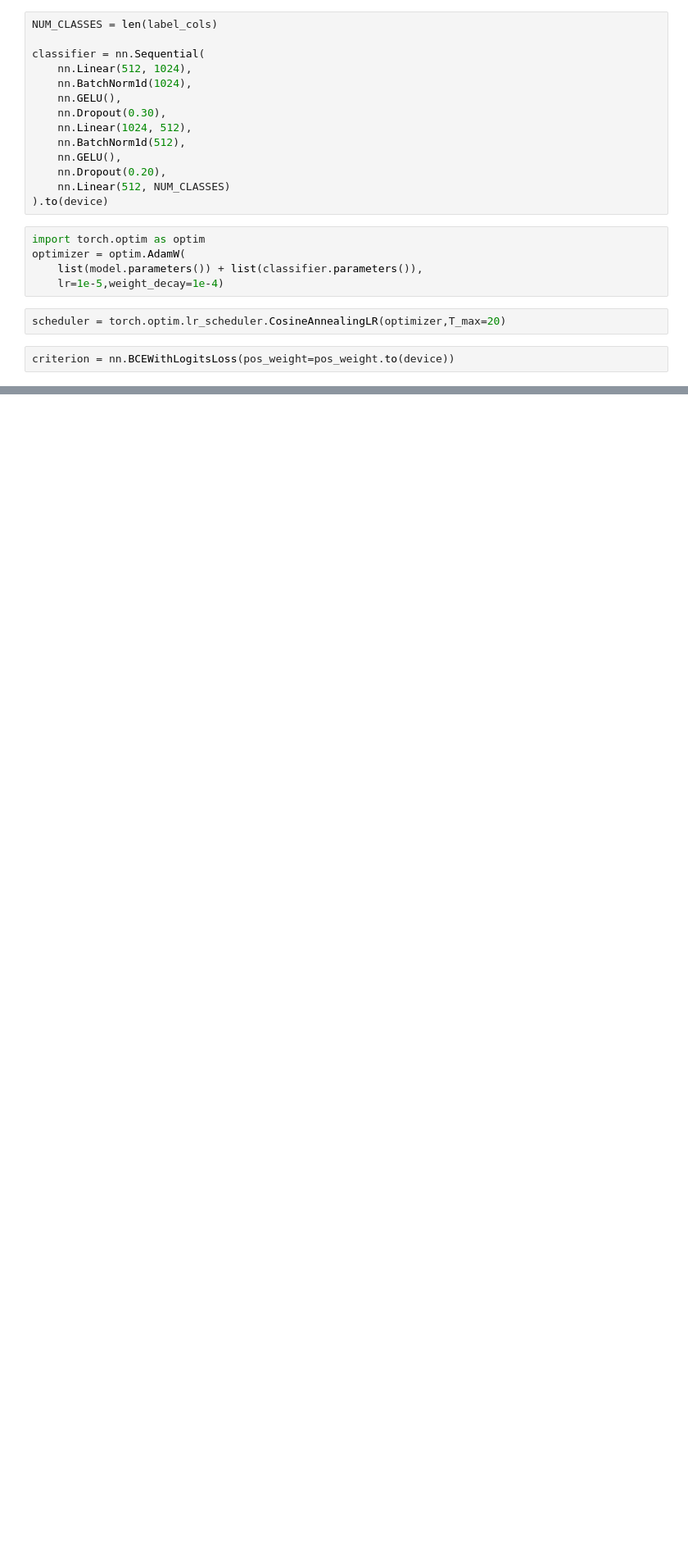
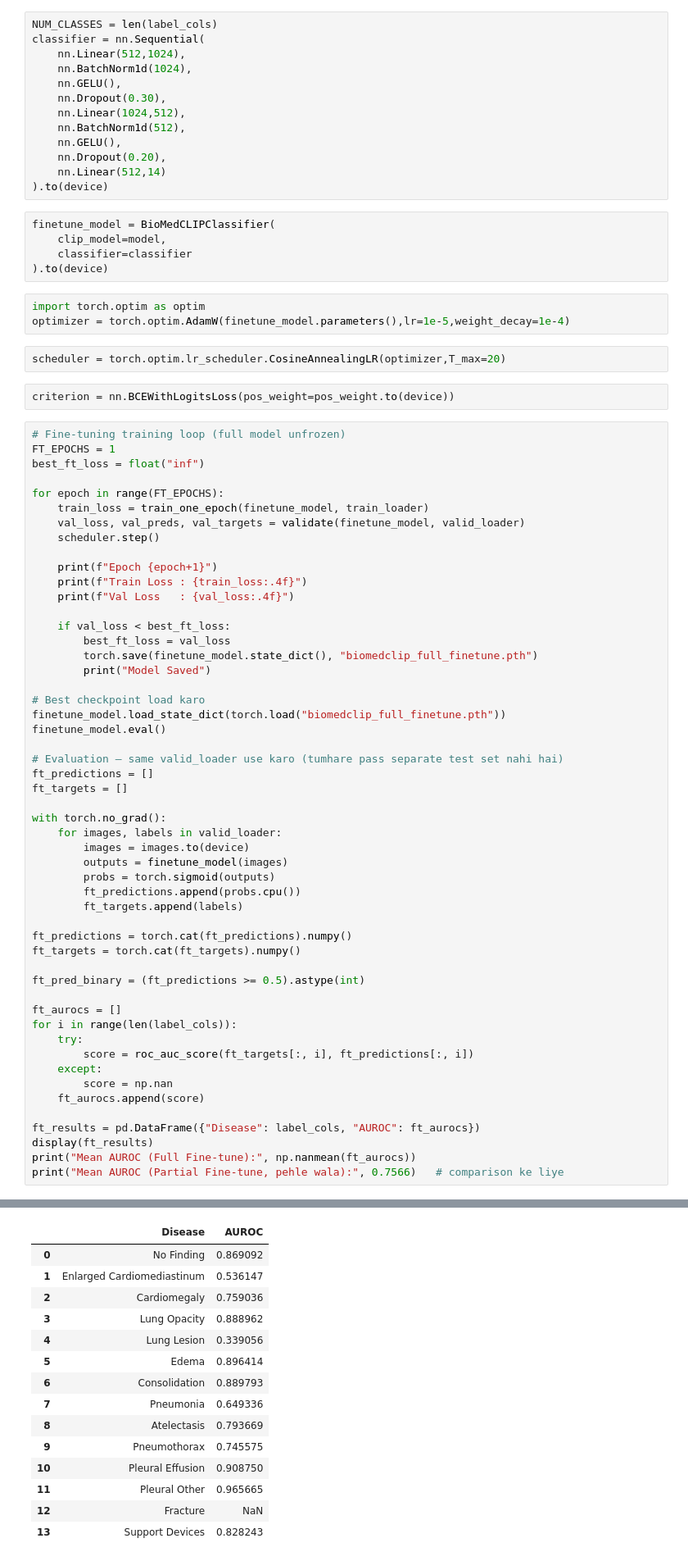
Before and after one commit to adityab-tech/Prism, a Jupyter notebook: chexpert_adi_k.ipynb, the cells around one changed output, grey strips where cells are left out. Shown at 82% size. Saved outputs shown, nothing was run; the diff lists cells and outputs as text; blank space fills up the shorter version.

```diff
--- a/chexpert_adi_k.ipynb
+++ b/chexpert_adi_k.ipynb
@@ -1333,23 +1325,78 @@ All BioMedCLIP parameters are trainable.
 # %%
 NUM_CLASSES = len(label_cols)
-
 classifier = nn.Sequential(
-    nn.Linear(512, 1024),
+    nn.Linear(512,1024),
     nn.BatchNorm1d(1024),
     nn.GELU(),
     nn.Dropout(0.30),
-    nn.Linear(1024, 512),
+    nn.Linear(1024,512),
     nn.BatchNorm1d(512),
     nn.GELU(),
     nn.Dropout(0.20),
-    nn.Linear(512, NUM_CLASSES)
+    nn.Linear(512,14)
 ).to(device)
+# %%
+finetune_model = BioMedCLIPClassifier(
+    clip_model=model,
+    classifier=classifier
+).to(device)
 # %%
 import torch.optim as optim
-optimizer = optim.AdamW(
-    list(model.parameters()) + list(classifier.parameters()),
-    lr=1e-5,weight_decay=1e-4)
+optimizer = torch.optim.AdamW(finetune_model.parameters(),lr=1e-5,weight_decay=1e-4)
 # %%
 scheduler = torch.optim.lr_scheduler.CosineAnnealingLR(optimizer,T_max=20)
 # %%
 criterion = nn.BCEWithLogitsLoss(pos_weight=pos_weight.to(device))
+# %%
+# Fine-tuning training loop (full model unfrozen)
+FT_EPOCHS = 1
+best_ft_loss = float("inf")
+
+for epoch in range(FT_EPOCHS):
+    train_loss = train_one_epoch(finetune_model, train_loader)
+    val_loss, val_preds, val_targets = validate(finetune_model, valid_loader)
+    scheduler.step()
+
+    print(f"Epoch {epoch+1}")
+    print(f"Train Loss : {train_loss:.4f}")
+    print(f"Val Loss   : {val_loss:.4f}")
+
+    if val_loss < best_ft_loss:
+        best_ft_loss = val_loss
+        torch.save(finetune_model.state_dict(), "biomedclip_full_finetune.pth")
+        print("Model Saved")
+
+# Best checkpoint load karo
+finetune_model.load_state_dict(torch.load("biomedclip_full_finetune.pth"))
+finetune_model.eval()
+
+# Evaluation — same valid_loader use karo (tumhare pass separate test set nahi hai)
+ft_predictions = []
+ft_targets = []
+
+with torch.no_grad():
+    for images, labels in valid_loader:
+        images = images.to(device)
+        outputs = finetune_model(images)
+        probs = torch.sigmoid(outputs)
+        ft_predictions.append(probs.cpu())
+        ft_targets.append(labels)
+
+ft_predictions = torch.cat(ft_predictions).numpy()
+ft_targets = torch.cat(ft_targets).numpy()
+
+ft_pred_binary = (ft_predictions >= 0.5).astype(int)
+
+ft_aurocs = []
+for i in range(len(label_cols)):
+    try:
+        score = roc_auc_score(ft_targets[:, i], ft_predictions[:, i])
+    except:
+        score = np.nan
+    ft_aurocs.append(score)
+
+ft_results = pd.DataFrame({"Disease": label_cols, "AUROC": ft_aurocs})
+display(ft_results)
+print("Mean AUROC (Full Fine-tune):", np.nanmean(ft_aurocs))
+print("Mean AUROC (Partial Fine-tune, pehle wala):", 0.7566)   # comparison ke liye
+# %% [output]
@@ -1355,0 +1407,15 @@ criterion = nn.BCEWithLogitsLoss(pos_weight=pos_weight.to(device))
+|  | Disease | AUROC |
+| 0 | No Finding | 0.869092 |
+| 1 | Enlarged Cardiomediastinum | 0.536147 |
+| 2 | Cardiomegaly | 0.759036 |
+| 3 | Lung Opacity | 0.888962 |
+| 4 | Lung Lesion | 0.339056 |
+| 5 | Edema | 0.896414 |
+| 6 | Consolidation | 0.889793 |
+| 7 | Pneumonia | 0.649336 |
+| 8 | Atelectasis | 0.793669 |
+| 9 | Pneumothorax | 0.745575 |
+| 10 | Pleural Effusion | 0.908750 |
+| 11 | Pleural Other | 0.965665 |
+| 12 | Fracture | NaN |
+| 13 | Support Devices | 0.828243 |
```
Also changed, not shown: parts of 10 cells of this notebook.
